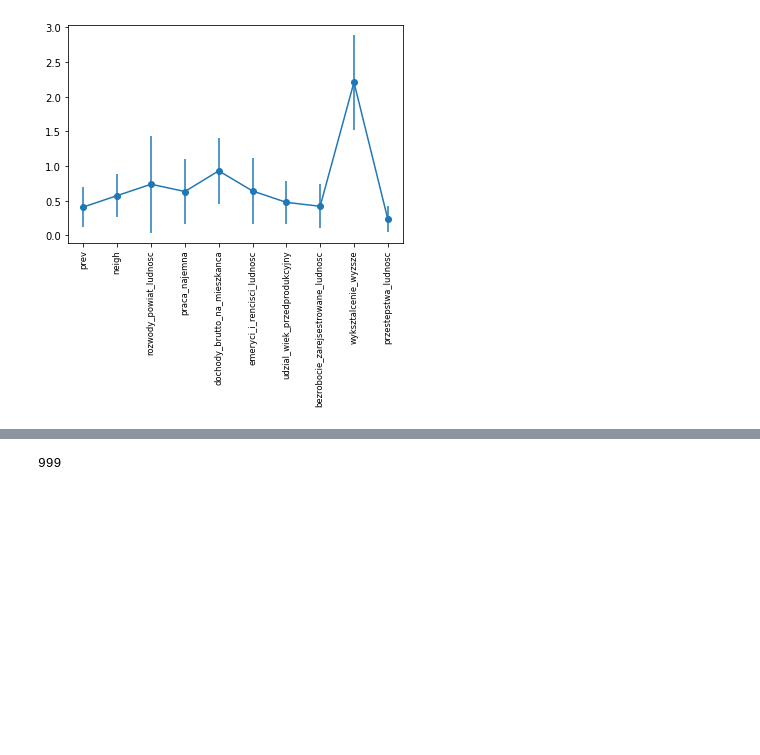
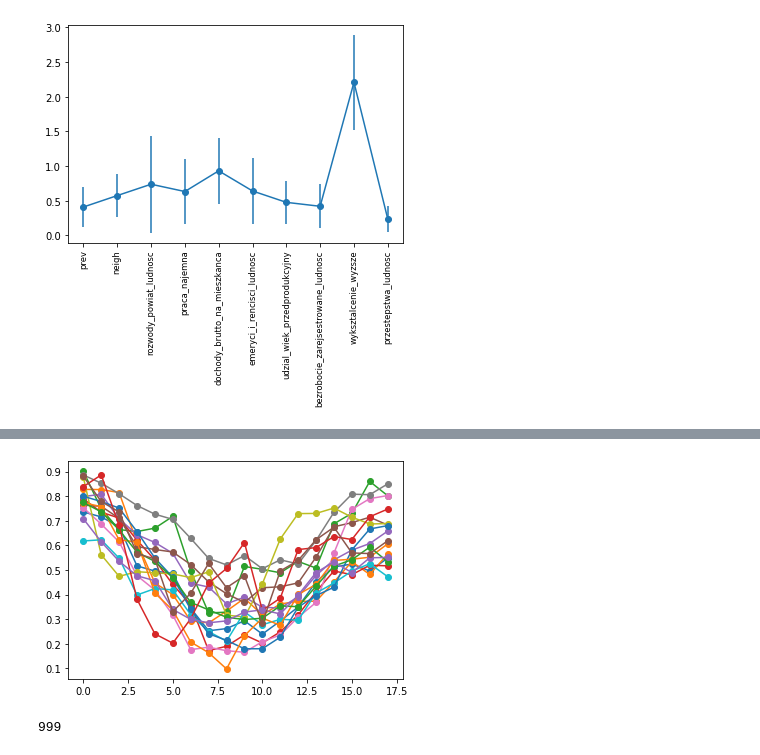
Before and after one commit to MarBry111/Forecast_Election_Poland, a Jupyter notebook: Model_III_MOREparameters.ipynb, the cells around one changed output, grey strips where cells are left out. Saved outputs shown, nothing was run; the diff lists cells and outputs as text; code cells hidden in the pictures; blank space fills up the shorter version.

```diff
--- a/Model_III_MOREparameters.ipynb
+++ b/Model_III_MOREparameters.ipynb
@@ -1526,6 +1524,6 @@ plt.savefig('dane_pdf/dane_stat/corr_between_choosen.pdf',  bbox_inches='tight')
 # %%
 # cclumns_to_use
-stat_list = [st.loc[:,high_cols] for st in stat_list]
+stat_list = [st.loc[:,high_cols] for st in stat_list_mean]
 # %% [markdown]
 # Model
 # %% [markdown]
@@ -1833,3 +1835,8 @@ plt.show()
+# %%
+plt.plot(o.reshape(-1,16),'o-')
+plt.show()
+# %% [output]
+[figure, added]
 # %%
 a_step = np.random.rand(X.shape[1],X.shape[2]) - 0.5
 step = 10
```
Also changed, not shown: parts of 16 cells of this notebook, 3 other files.
